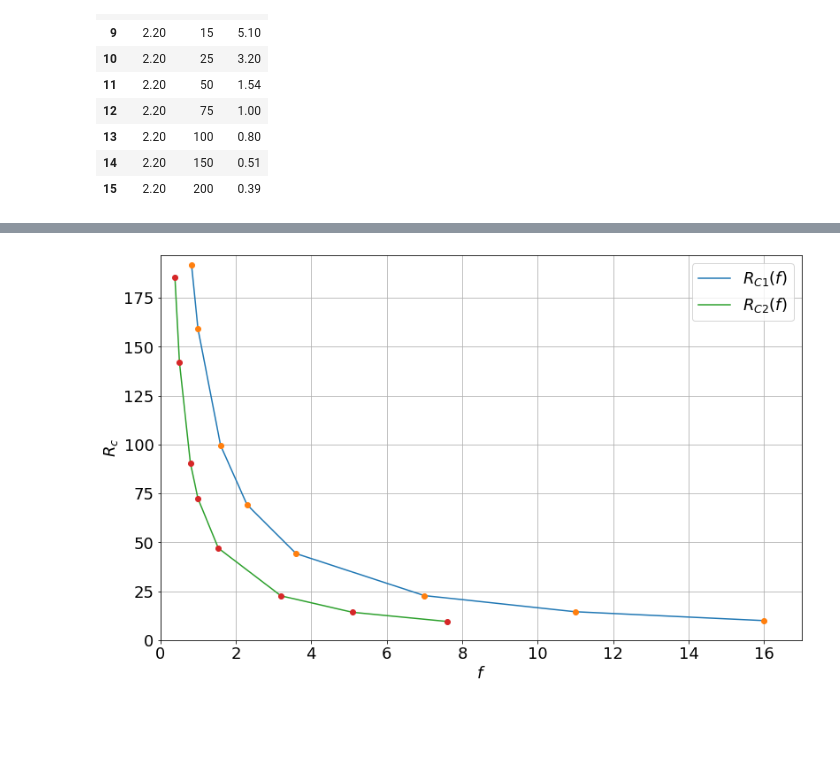
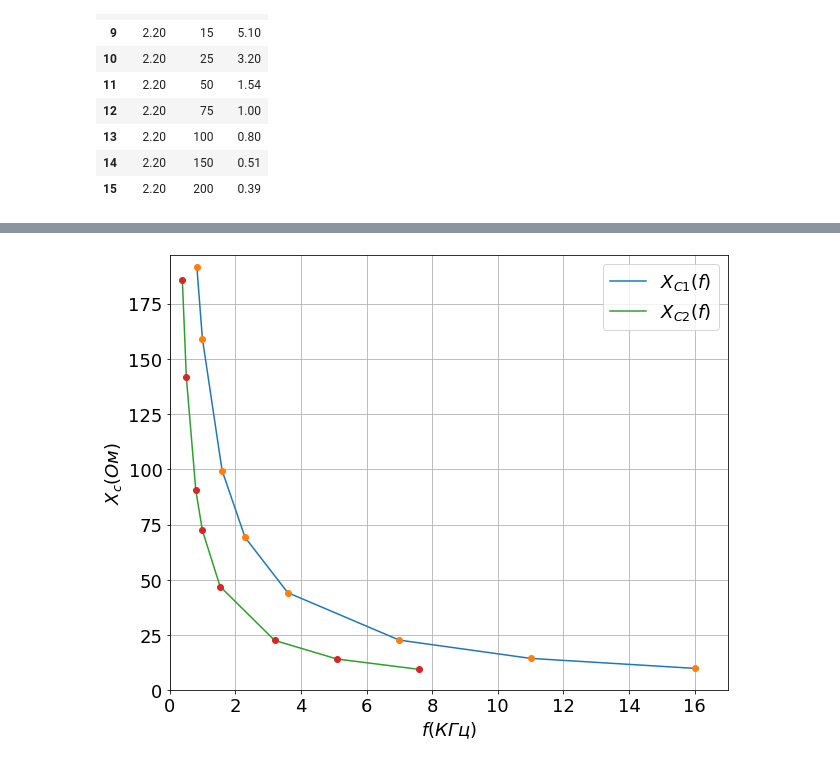
Before and after one commit to ShkalikovOleh/Physics-Labs, a Jupyter notebook: Electricity and magnetism/Lab 6 | RC/Lab 6 | RC.ipynb, the cells around one changed output, grey strips where cells are left out. Drawn from its saved outputs; the diff is of its cells as text; code cells hidden in the pictures; blank space fills up the shorter version.

```diff
--- a/Electricity and magnetism/Lab 6 | RC/Lab 6 | RC.ipynb
+++ b/Electricity and magnetism/Lab 6 | RC/Lab 6 | RC.ipynb
@@ -79,0 +48,6 @@ dfirst
+# %%
+dfirst = df[df.C == 1]
+temp = df.columns
+pretty_col_names = ["$C$(мкФ)","$R$(Ом)","$f$(КГц)","$f_{TEOR}$(КГц)","$X_C$(Ом)","$\phi$","$\Delta f$(КГц)","$\epsilon$"]
+dfirst.columns = pretty_col_names
+dfirst
@@ -80,4 +64,7 @@ dfirst
+# %%
+dfirst.columns = temp
 # %%
 dsecond = df[df.C == 2.2]
+dsecond.columns = pretty_col_names
 dsecond
 # %% [output]
@@ -93 +80,3 @@ dsecond
+# %%
+dsecond.columns = temp
 # %%
@@ -112,19 +101,19 @@ plt.legend(loc="best");
 # %%
-plt.figure(figsize = (13,8))
-plt.ylabel(r"$R_c$")
+plt.figure(figsize = (10,8))
+plt.ylabel(r"$X_c(Ом)$")
 plt.rc('font', size=18)
-plt.xlabel("$f$")
+plt.xlabel("$f(КГц)$")
 plt.grid();
 
 #plt.axis('scaled')
 plt.xlim(0, np.max(df.f) + 1)
 plt.ylim(0, np.max(df.X) + 5)
 #plt.yticks([-const.pi/2, -const.pi/3, -const.pi/4,  -const.pi/6, 0],["$\frac{pi}{2}$","$\frac{pi}{3}$","$\frac{pi}{4}$","$\frac{pi}{6}$","0"])
 
-plt.plot(dfirst.f, dfirst.X, '-', label = r"$R_{C1}(f)$")
+plt.plot(dfirst.f, dfirst.X, '-', label = r"$X_{C1}(f)$")
 plt.plot(dfirst.f, dfirst.X, 'o')
-plt.plot(dsecond.f, dsecond.X, '-', label = r"$R_{C2}(f)$")
+plt.plot(dsecond.f, dsecond.X, '-', label = r"$X_{C2}(f)$")
 plt.plot(dsecond.f, dsecond.X, 'o')
 plt.legend(loc="best");
 # %% [output]
-[figure, old version]
+[figure, new version]
```
Also changed, not shown: parts of 6 cells of this notebook.
